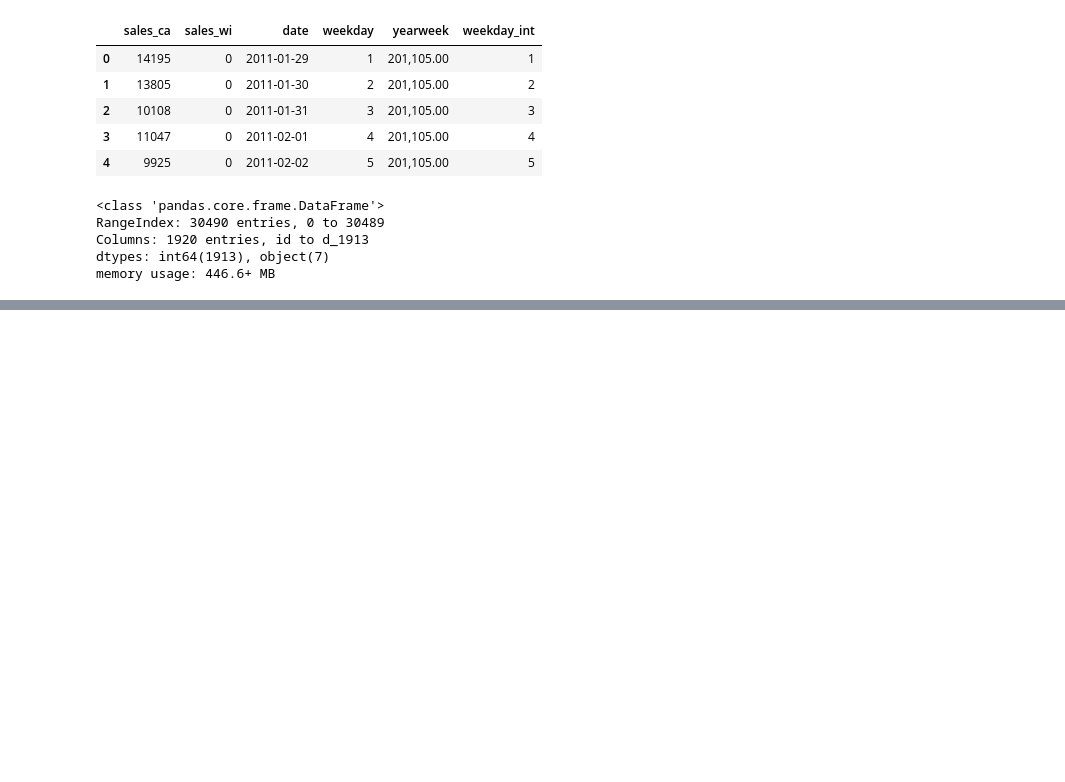
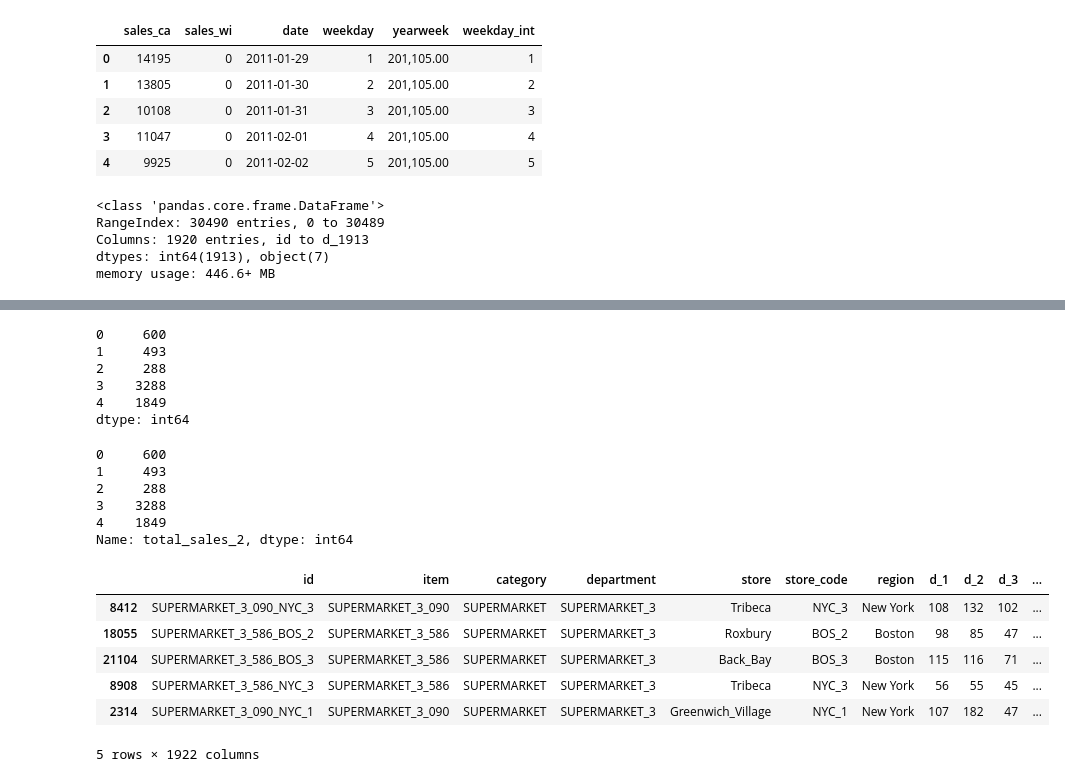
Before and after one commit to pepitogrillo7/TFM-DS-MARKET-GRUPO-4-NUCLIO, a Jupyter notebook: NUCLIO TFM 1023/DSMarket/first_steps_dsmarket_Simeon.ipynb, the cells around one changed output, grey strips where cells are left out. Saved outputs shown, nothing was run; the diff lists cells and outputs as text; code cells hidden in the pictures; blank space fills up the shorter version.

```diff
--- a/NUCLIO TFM 1023/DSMarket/first_steps_dsmarket_Simeon.ipynb
+++ b/NUCLIO TFM 1023/DSMarket/first_steps_dsmarket_Simeon.ipynb
@@ -572,0 +446,7 @@ memory usage: 446.6+ MB
+# %%
+pd2_sales = pd_sales.copy()
+pd2_calendar = pd_calendar.copy()
+pd2_prices = pd_prices.copy()
+# %%
+# limpieza de valores nulos
+pd2_sales.fillna(0, inplace=True)  # Asumiendo que los valores nulos pueden ser tratados como 0 ventas
@@ -572,0 +501,13 @@ memory usage: 446.6+ MB
+# %%
+#Suponiendo que 'item_sales_df' es tu DataFrame y contiene columnas de ventas diarias como 'd_1', 'd_2', ..., 'd_1913'
+
+# Primero, crea una lista de las columnas de ventas diarias
+sales_columns = [col for col in pd2_sales.columns if col.startswith('d_')]
+
+# Luego, sumas las ventas diarias para obtener el total de ventas por producto
+pd2_sales['total_sales'] = pd2_sales[sales_columns].sum(axis=1)
+
+# Finalmente, agrupas por 'category' y sumas el total de ventas por categoría
+total_sales_by_category = pd2_sales.groupby('category')['total_sales'].sum().reset_index()
+
+# Ahora, 'total_sales_by_category' contiene el total de ventas por cada categoría
@@ -572,0 +650,44 @@ memory usage: 446.6+ MB
+# %%
+# Suma las ventas diarias para cada producto
+total_sales_per_product = pd_sales[sales_columns].sum(axis=1)
+
+# Añade esta suma como una nueva columna en tu DataFrame
+pd_sales['total_sales_2'] = total_sales_per_product
+
+# Ordena el DataFrame basado en 'total_sales' para encontrar los productos más vendidos
+most_sold_products = pd_sales.sort_values('total_sales_2', ascending=False)
+
+# Ahora, 'most_sold_products' contendrá los productos ordenados, con los más vendidos en la parte superior
+
+# Ordena el DataFrame basado en 'total_sales' para encontrar los productos menos vendidos
+least_sold_products = pd_sales.sort_values('total_sales_2', ascending=True)
+
+# 'least_sold_products' contendrá los productos ordenados, con los menos vendidos en la parte superior
+# %%
+total_sales_per_product.head()
+# %% [output]
+0     600
+1     493
+2     288
+3    3288
+4    1849
+dtype: int64
+# %%
+pd_sales['total_sales_2'].head()
+# %% [output]
+0     600
+1     493
+2     288
+3    3288
+4    1849
+Name: total_sales_2, dtype: int64
+# %%
+most_sold_products.head()
+# %% [output]
+|  | id | item | category | department | store | store_code | region | d_1 | d_2 | d_3 | ... |
+| 8412 | SUPERMARKET_3_090_NYC_3 | SUPERMARKET_3_090 | SUPERMARKET | SUPERMARKET_3 | Tribeca | NYC_3 | New York | 108 | 132 | 102 | ... |
+| 18055 | SUPERMARKET_3_586_BOS_2 | SUPERMARKET_3_586 | SUPERMARKET | SUPERMARKET_3 | Roxbury | BOS_2 | Boston | 98 | 85 | 47 | ... |
+| 21104 | SUPERMARKET_3_586_BOS_3 | SUPERMARKET_3_586 | SUPERMARKET | SUPERMARKET_3 | Back_Bay | BOS_3 | Boston | 115 | 116 | 71 | ... |
+| 8908 | SUPERMARKET_3_586_NYC_3 | SUPERMARKET_3_586 | SUPERMARKET | SUPERMARKET_3 | Tribeca | NYC_3 | New York | 56 | 55 | 45 | ... |
+| 2314 | SUPERMARKET_3_090_NYC_1 | SUPERMARKET_3_090 | SUPERMARKET | SUPERMARKET_3 | Greenwich_Village | NYC_1 | New York | 107 | 182 | 47 | ... |
+5 rows × 1922 columns
```
Also changed, not shown: parts of 35 cells of this notebook.
